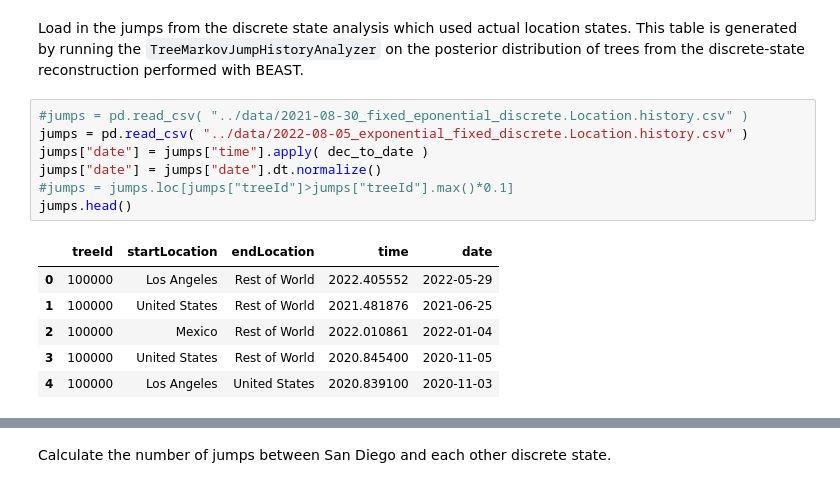
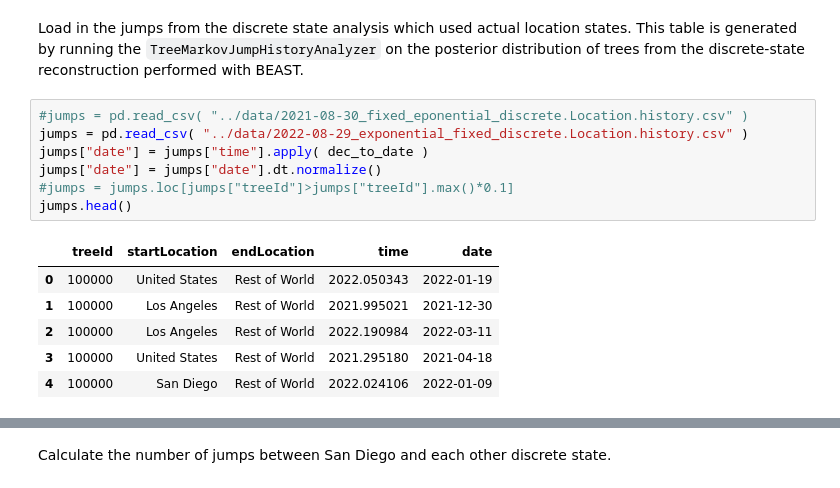
Before and after one commit to andersen-lab/project_2023_SARS-CoV-2_Connectivity, a Jupyter notebook: analyses/figure2_jumps-into-san-diego.ipynb, the cells around one changed output, grey strips where cells are left out. Saved outputs shown, nothing was run; the diff lists cells and outputs as text.

```diff
--- a/analyses/figure2_jumps-into-san-diego.ipynb
+++ b/analyses/figure2_jumps-into-san-diego.ipynb
@@ -38,18 +47,18 @@ Using a discrete phylogeographic analysis, we count the number of markov jumps i
 Load in the jumps from the discrete state analysis which used actual location states. This table is generated by running the `TreeMarkovJumpHistoryAnalyzer` on the posterior distribution of trees from the discrete-state reconstruction performed with BEAST.
 # %%
 #jumps = pd.read_csv( "../data/2021-08-30_fixed_eponential_discrete.Location.history.csv" )
-jumps = pd.read_csv( "../data/2022-08-05_exponential_fixed_discrete.Location.history.csv" )
+jumps = pd.read_csv( "../data/2022-08-29_exponential_fixed_discrete.Location.history.csv" )
 jumps["date"] = jumps["time"].apply( dec_to_date )
 jumps["date"] = jumps["date"].dt.normalize()
 #jumps = jumps.loc[jumps["treeId"]>jumps["treeId"].max()*0.1]
 jumps.head()
 # %% [output]
 |  | treeId | startLocation | endLocation | time | date |
-| 0 | 100000 | Los Angeles | Rest of World | 2022.405552 | 2022-05-29 |
-| 1 | 100000 | United States | Rest of World | 2021.481876 | 2021-06-25 |
-| 2 | 100000 | Mexico | Rest of World | 2022.010861 | 2022-01-04 |
-| 3 | 100000 | United States | Rest of World | 2020.845400 | 2020-11-05 |
-| 4 | 100000 | Los Angeles | United States | 2020.839100 | 2020-11-03 |
+| 0 | 100000 | United States | Rest of World | 2022.050343 | 2022-01-19 |
+| 1 | 100000 | Los Angeles | Rest of World | 2021.995021 | 2021-12-30 |
+| 2 | 100000 | Los Angeles | Rest of World | 2022.190984 | 2022-03-11 |
+| 3 | 100000 | United States | Rest of World | 2021.295180 | 2021-04-18 |
+| 4 | 100000 | San Diego | Rest of World | 2022.024106 | 2022-01-09 |
 # %%
 def rmse( entry1, entry2 ):
     result = np.power( entry1 - entry2, 2 )
```
Also changed, not shown: parts of 10 cells of this notebook, 29 other files.
